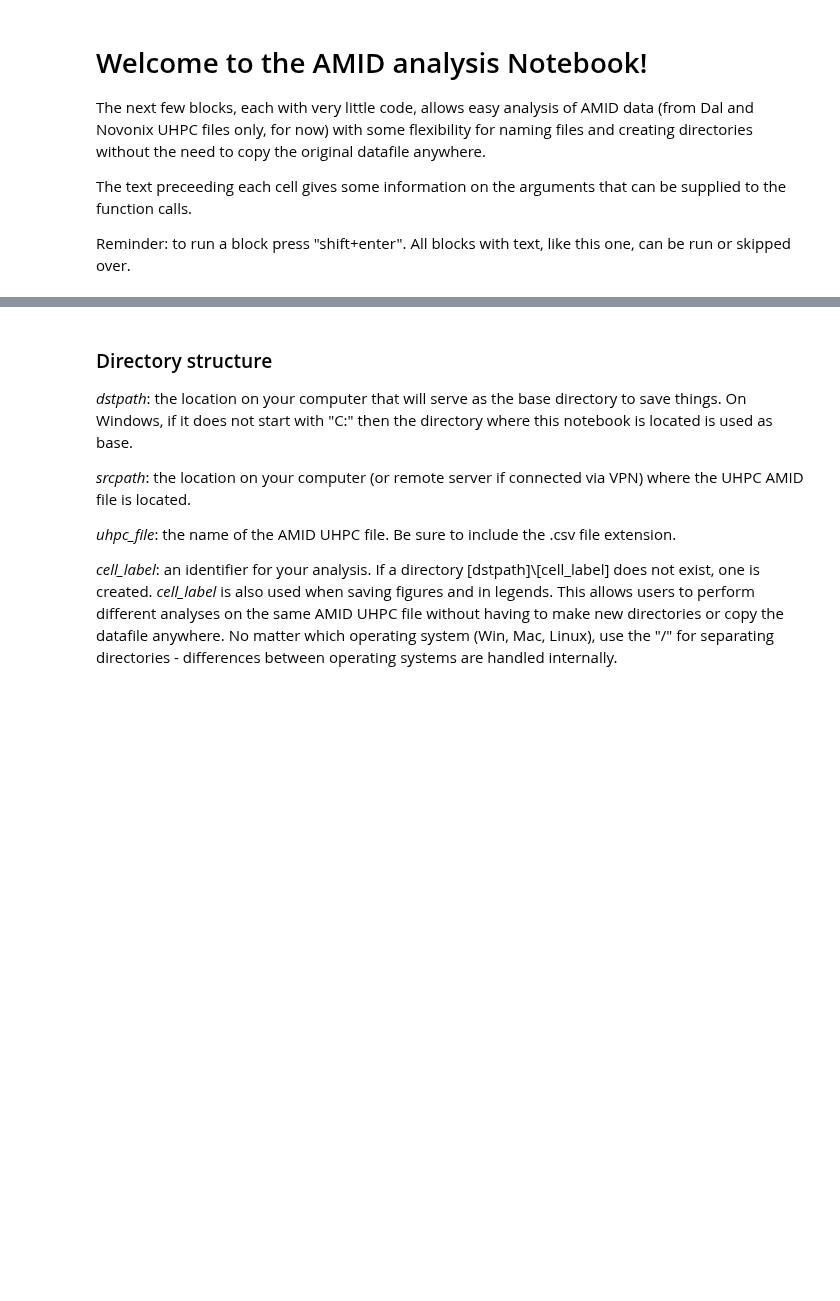
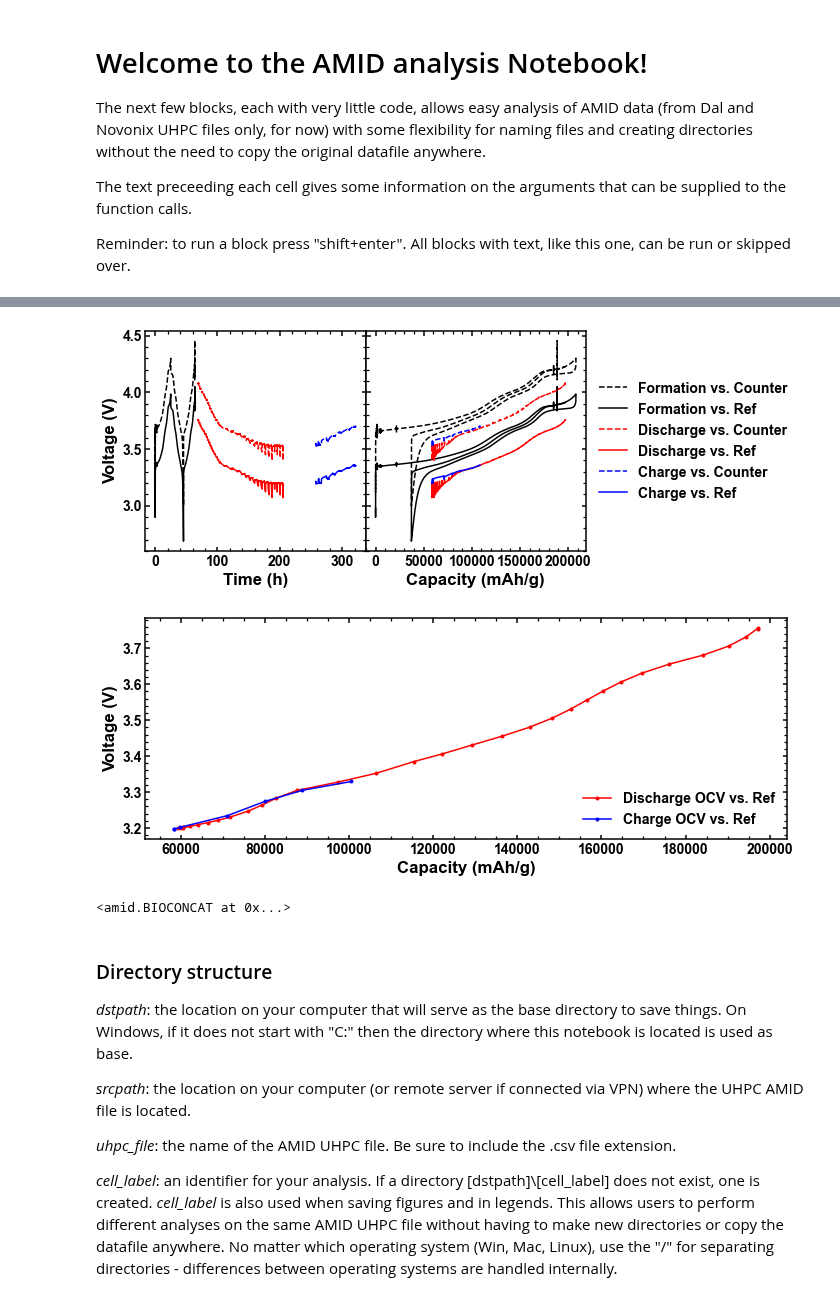
Before and after one commit to mmemcormier/amid, a Jupyter notebook: amid-dev-mb.ipynb, the cells around one changed output, grey strips where cells are left out. Drawn from its saved outputs; the diff is of its cells as text; code cells hidden in the pictures; blank space fills up the shorter version.

```diff
--- a/amid-dev-mb.ipynb
+++ b/amid-dev-mb.ipynb
@@ -14,3 +26,17 @@ warnings.filterwarnings(action='ignore')
+# %%
+from amid import BIOCONVERT
+
+path = 'C:/Users/Mitch/Lab/Commercial Material/Zhenhua/Atlung/Data/217'
+form_files = ['217_230224_C03.mpt','217_230227_C03.mpt']
+d_files = ['217_230316_D4,2-3,7V_C03.mpt', '217_230320_D3,7-3,45V_C03.mpt']
+c_files = ['217_230324_C3,45-3,7V_C03.mpt']
+name = '217 Zhenhua NM9505 30C'
+
+BIOCONVERT(path, form_files, d_files, c_files, name)
+# %% [output]
+[figure, added]
+[figure, added]
+<amid.BIOCONCAT at 0x...>
 # %% [markdown]
 ### Directory structure
 
```
Also changed, not shown: parts of 6 cells of this notebook, 4 other files.
